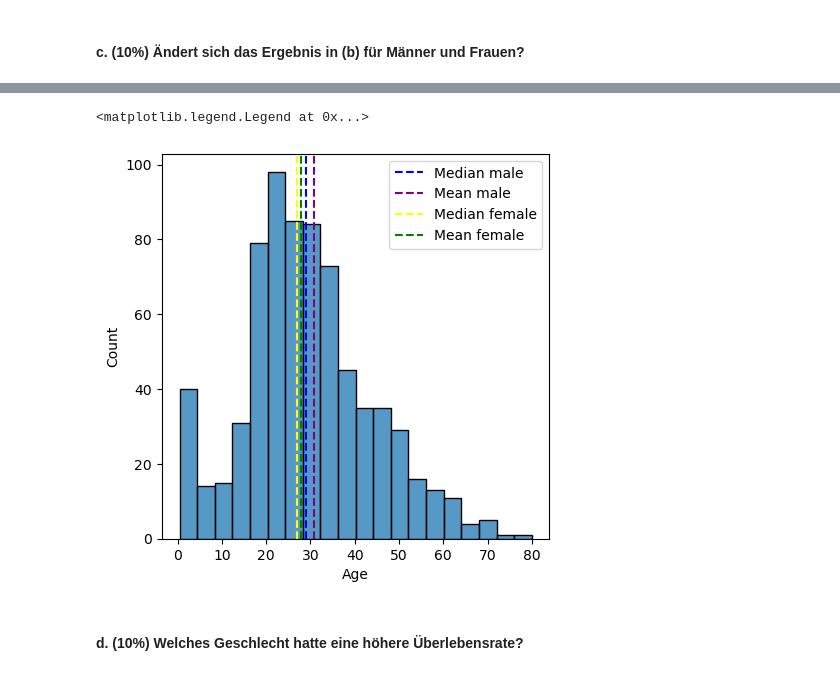
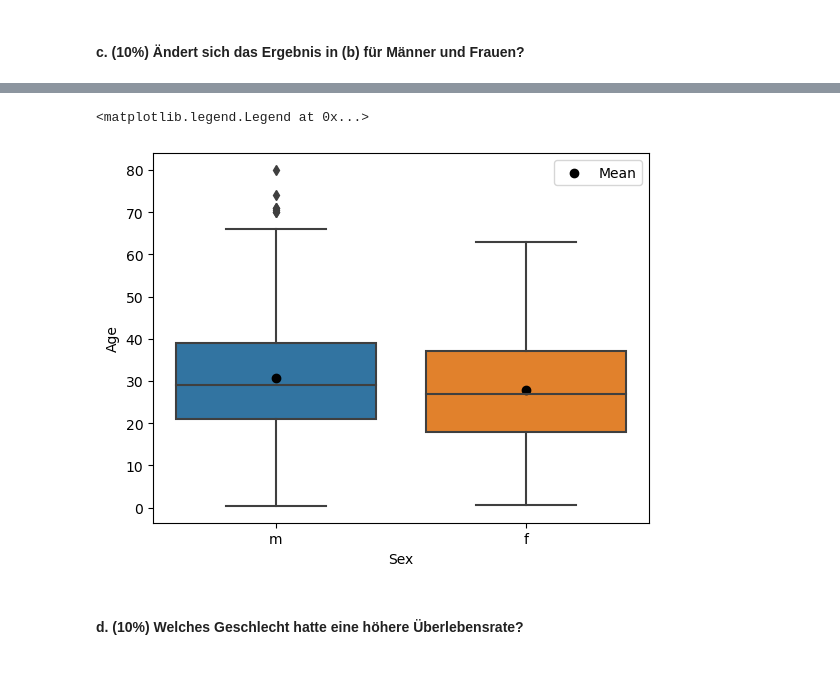
Before and after one commit to olehae/DS1, a Jupyter notebook: Hausaufgabe04.ipynb, the cells around one changed output, grey strips where cells are left out. Cells and saved outputs as stored; diff of their text form; code cells hidden in the pictures.

```diff
--- a/Hausaufgabe04.ipynb
+++ b/Hausaufgabe04.ipynb
@@ -221,13 +207,13 @@ f = sns.boxplot(x=x, y=y2)
-# %%
-fig, ax = plt.subplots(figsize=(5, 5))
-g = sns.histplot(data=titanic, x="Age", ax=ax)
-g.axvline(median_m, color='blue', linestyle='--', label='Median male')
-g.axvline(mean_m, color='purple', linestyle='--', label='Mean male')
-g.axvline(median_f, color='yellow', linestyle='--', label='Median female')
-g.axvline(mean_f, color='green', linestyle='--', label='Mean female')
-g.legend()
-# %% [output]
-<matplotlib.legend.Legend at 0x...>
-[figure, removed]
+# %%
+mean_m = titanic.loc[titanic['Sex'] == 'm', 'Age'].mean()
+mean_f = titanic.loc[titanic['Sex'] == 'f', 'Age'].mean()
+mean = [mean_m, mean_f]
+g = sns.boxplot(data=titanic, x='Sex', y='Age')
+plt.scatter(x='m',y=mean_m, marker='o', color="black", label="Mean")
+plt.scatter(x='f',y=mean_f, marker='o', color="black")
+plt.legend()
+# %% [output]
+<matplotlib.legend.Legend at 0x...>
+[figure, added]
 # %% [markdown]
 #### d. (10%) Welches Geschlecht hatte eine höhere Überlebensrate?
```
Also changed, not shown: parts of 6 cells of this notebook.
